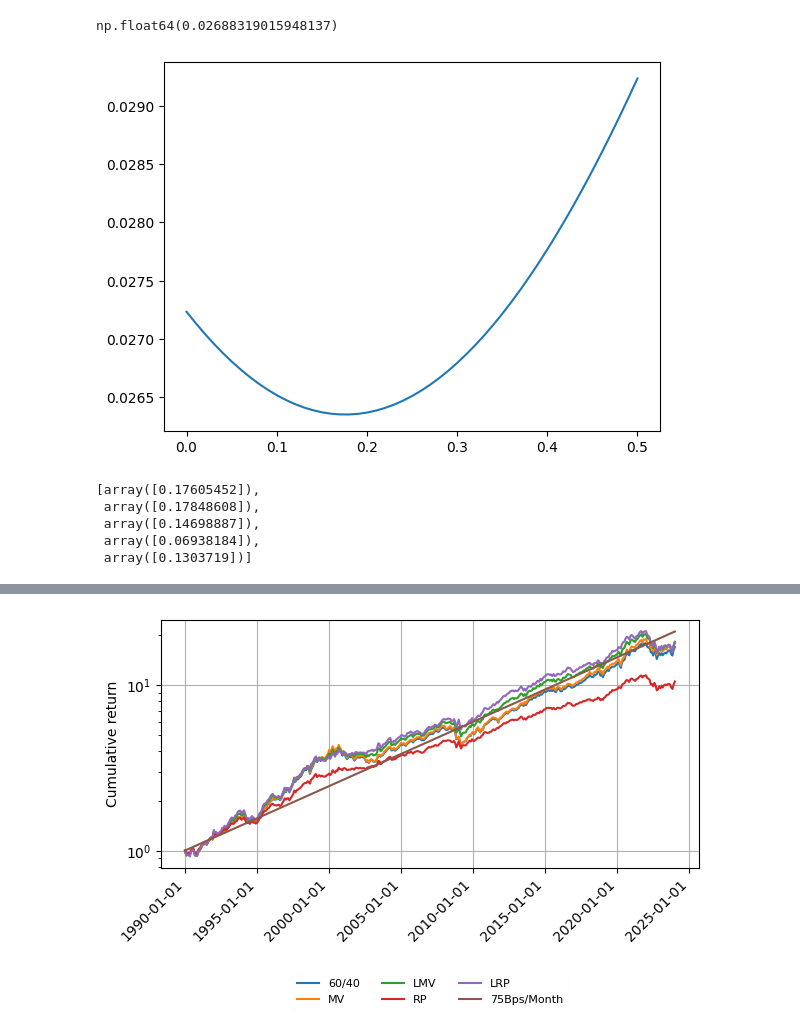
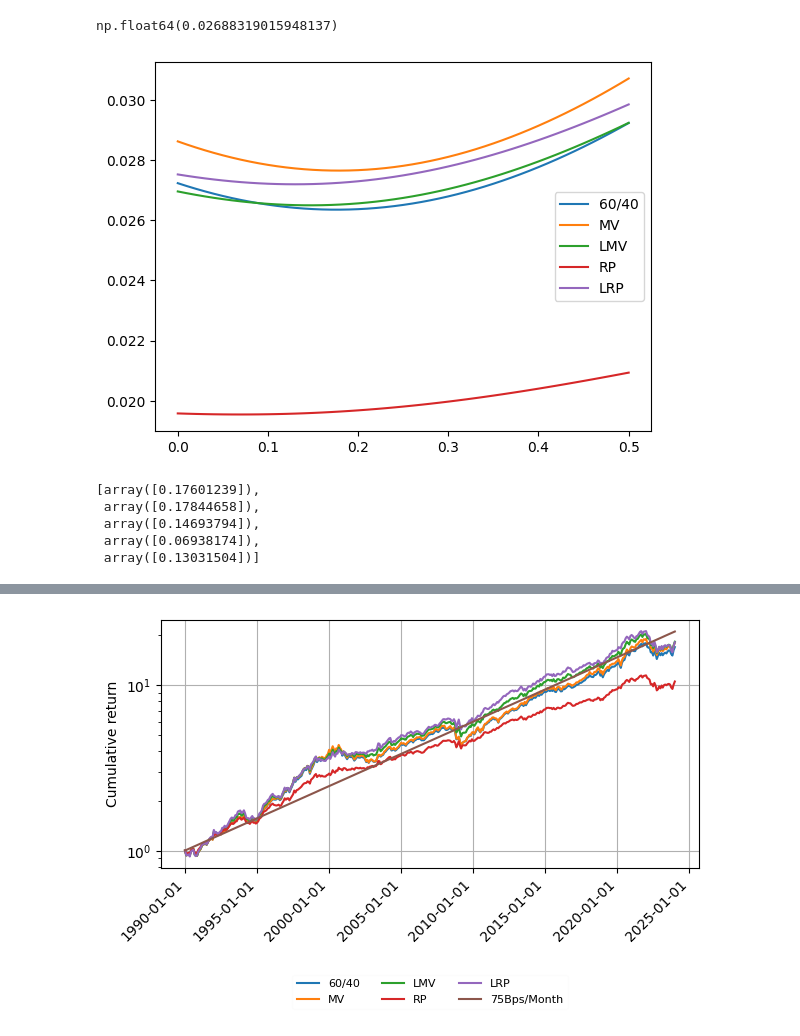
Before and after one commit to andreas-eklundh/Asset_allocation, a Jupyter notebook: Task_3.ipynb, the cells around one changed output, grey strips where cells are left out. Drawn from its saved outputs; the diff is of its cells as text; code cells hidden in the pictures.

```diff
--- a/Task_3.ipynb
+++ b/Task_3.ipynb
@@ -260,25 +262,34 @@ plt.show()
 Utils.olay_opt(0.04, data,mu_target,0)
 # %% [output]
 np.float64(0.02688319015948137)
-# %%
-olay_list = [o*0.01 for o in range(0,51)]
-olay_ret_list = [Utils.olay_opt(i, data,mu_target,0) for i in olay_list]
-olay_ret_list
-plt.plot(olay_list, olay_ret_list)
-plt.show()
-# %% [output]
-[figure, removed]
+# %%
+olay_list = [o*0.01 for o in range(0,51)]
+olay_ret_list0 = [Utils.olay_opt(i, data,mu_target,0) for i in olay_list]
+olay_ret_list1 = [Utils.olay_opt(i, data,mu_target,1) for i in olay_list]
+olay_ret_list2 = [Utils.olay_opt(i, data,mu_target,2) for i in olay_list]
+olay_ret_list3 = [Utils.olay_opt(i, data,mu_target,3) for i in olay_list]
+olay_ret_list4 = [Utils.olay_opt(i, data,mu_target,4) for i in olay_list]
+
+plt.plot(olay_list, olay_ret_list0, label="60/40")
+plt.plot(olay_list, olay_ret_list1, label="MV")
+plt.plot(olay_list, olay_ret_list2, label="LMV")
+plt.plot(olay_list, olay_ret_list3, label="RP")
+plt.plot(olay_list, olay_ret_list4, label="LRP")
+plt.legend()
+plt.show()
+# %% [output]
+[figure, added]
 # %%
 # Get the optimal overlays:
 olays_t = []
 for i in range(0,5):
     res = minimize(fun = Utils.olay_opt, x0 = 0.25, method = 'trust-constr',
-                    args =(data,mu_target,i), bounds = [(0,1)])
+                    args =(data,mu_target,i), bounds = [(0,0.5)])
     olays_t.append(res.x)
 olays_t
 # %% [output]
-[array([0.17605452]),
- array([0.17848608]),
- array([0.14698887]),
- array([0.06938184]),
- array([0.1303719])]
+[array([0.17601239]),
+ array([0.17844658]),
+ array([0.14693794]),
+ array([0.06938174]),
+ array([0.13031504])]
```
Also changed, not shown: parts of 12 cells of this notebook, 3 other files.
